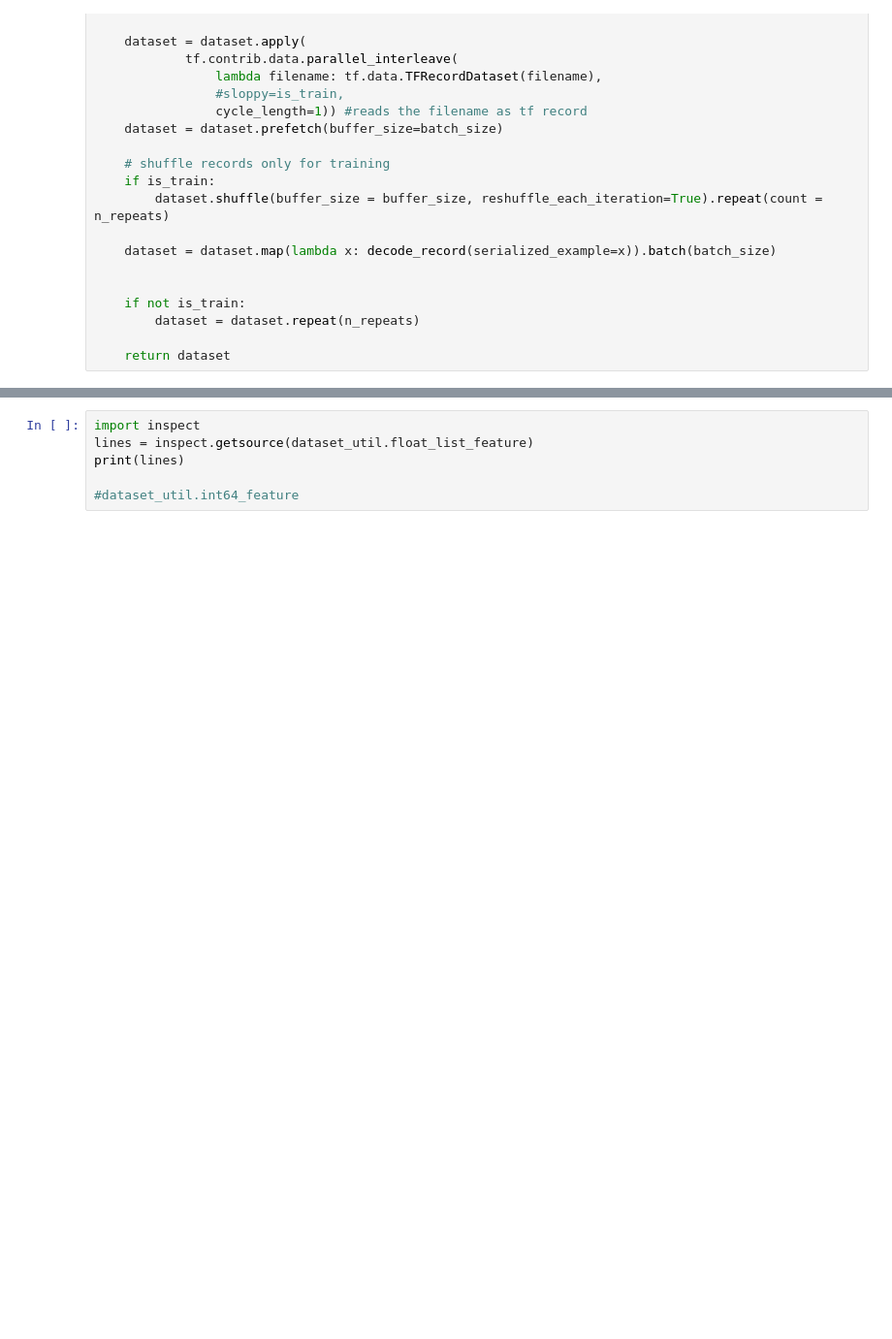
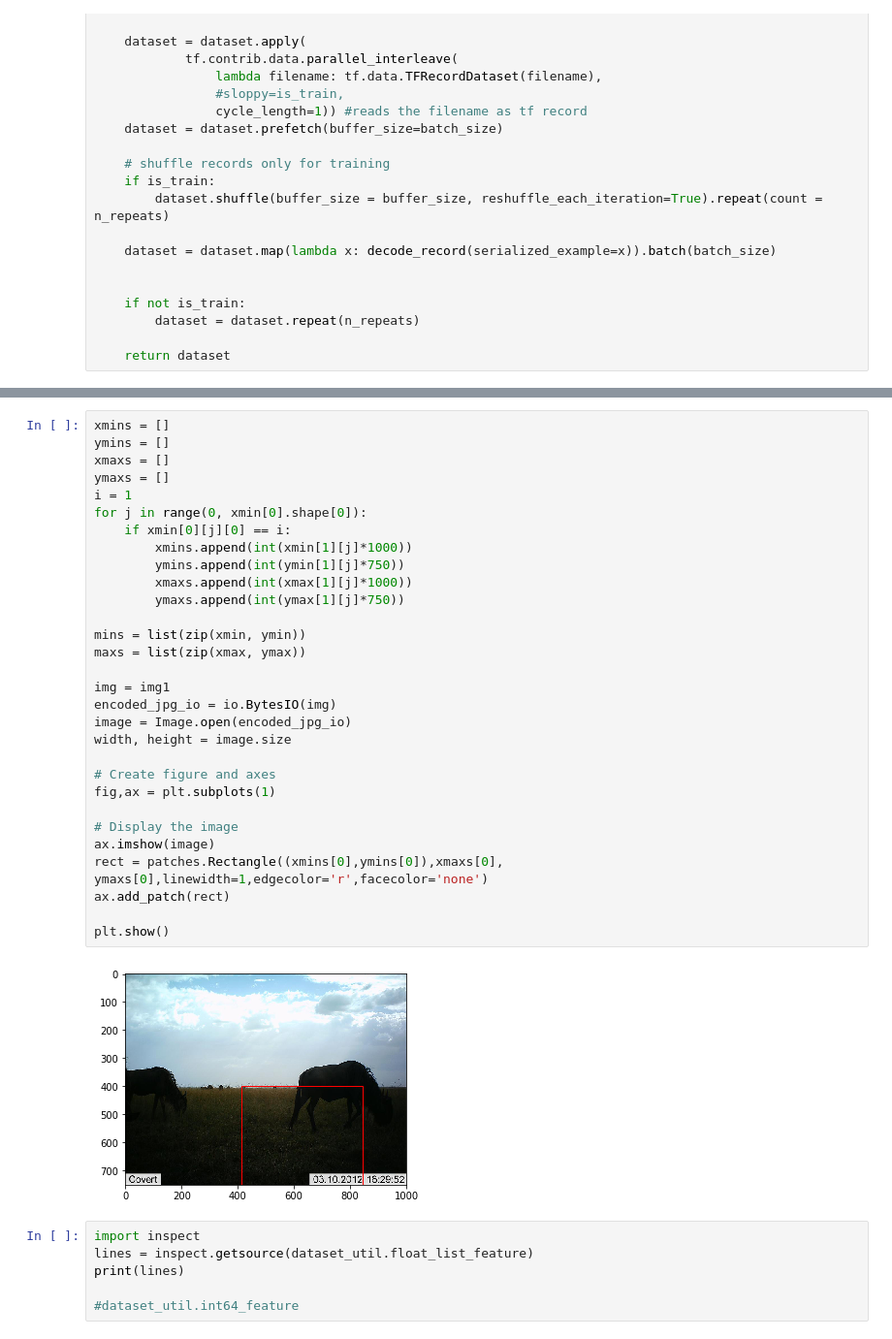
Before and after one commit to Manish-rai21bit/camera-trap-detection, a Jupyter notebook: Data_Model_wip.ipynb, the cells around one changed output, grey strips where cells are left out. Shown at 97% size. Saved outputs shown, nothing was run; the diff lists cells and outputs as text; blank space fills up the shorter version.

```diff
--- a/Data_Model_wip.ipynb
+++ b/Data_Model_wip.ipynb
@@ -488,3 +570,35 @@ test_lst = gold_standard_bb['ASG000bcei.jpg']
+# %%
+xmins = []
+ymins = []
+xmaxs = []
+ymaxs = []
+i = 1
+for j in range(0, xmin[0].shape[0]):
+    if xmin[0][j][0] == i:
+        xmins.append(int(xmin[1][j]*1000))
+        ymins.append(int(ymin[1][j]*750))
+        xmaxs.append(int(xmax[1][j]*1000))
+        ymaxs.append(int(ymax[1][j]*750))
+
+mins = list(zip(xmin, ymin))
+maxs = list(zip(xmax, ymax))
+
+img = img1
+encoded_jpg_io = io.BytesIO(img)
+image = Image.open(encoded_jpg_io)
+width, height = image.size
+
+# Create figure and axes
+fig,ax = plt.subplots(1)
+
+# Display the image
+ax.imshow(image)
+rect = patches.Rectangle((xmins[0],ymins[0]),xmaxs[0], ymaxs[0],linewidth=1,edgecolor='r',facecolor='none')
+ax.add_patch(rect)
+
+plt.show()
+# %% [output]
+[figure, added]
 # %%
 import inspect
 lines = inspect.getsource(dataset_util.float_list_feature)
```
Also changed, not shown: parts of 9 cells of this notebook.
